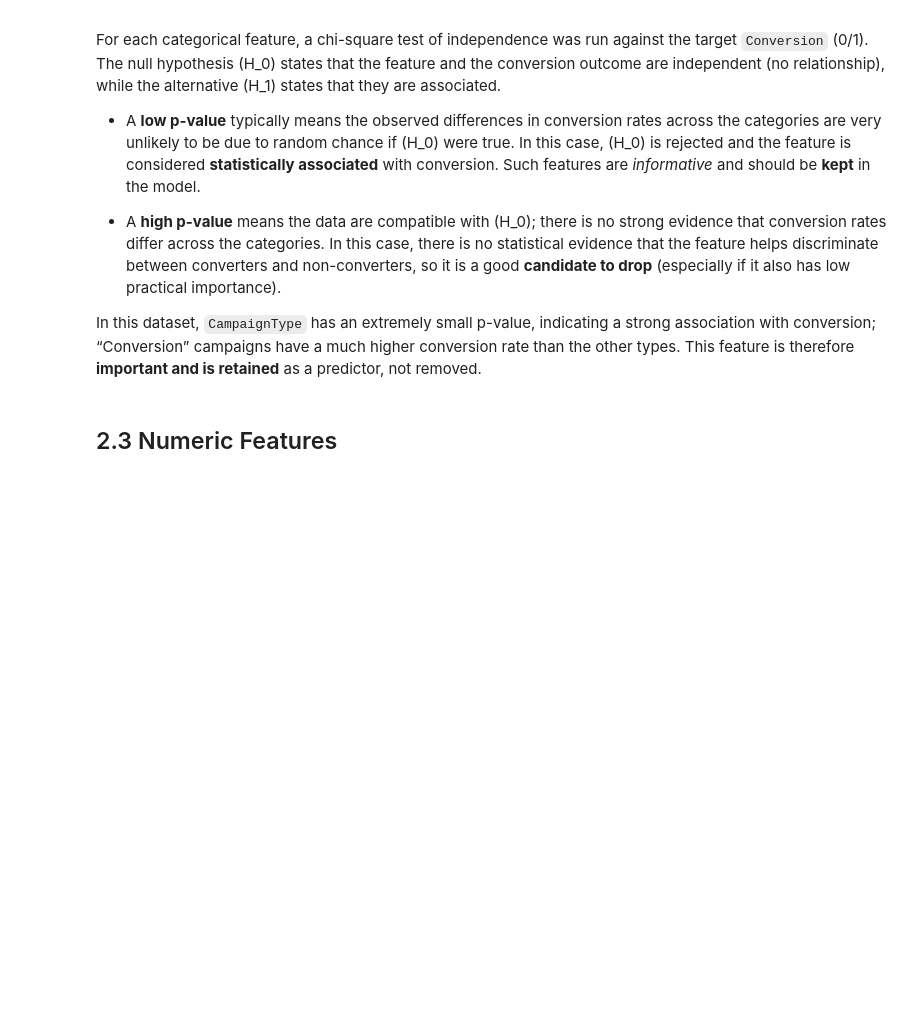
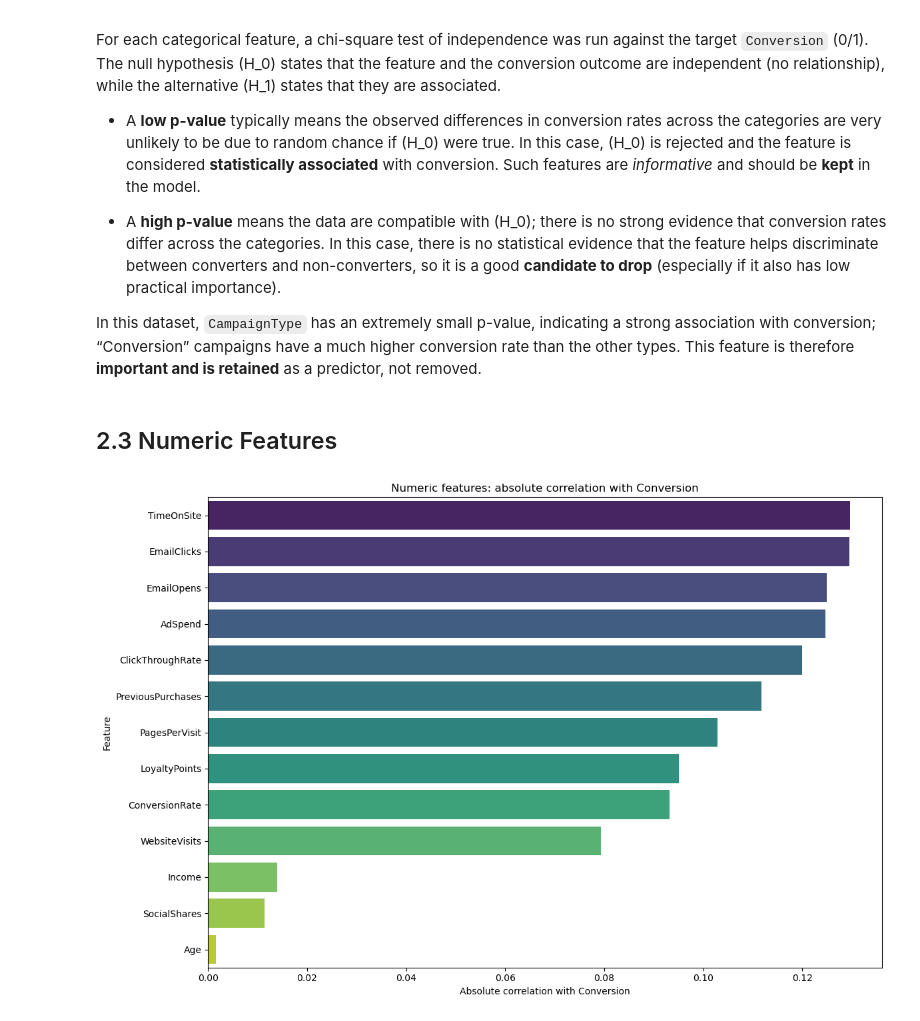
Before and after one commit to victorhrls/Digital-Marketing-Conversion, a Jupyter notebook: ab_test_eda.ipynb, the cells around one changed output. Drawn from its saved outputs; the diff is of its cells as text; code cells hidden in the pictures; blank space fills up the shorter version.

Commit message:
numeric features

```diff
--- a/ab_test_eda.ipynb
+++ b/ab_test_eda.ipynb
@@ -344,3 +348,28 @@ For each categorical feature, a chi-square test of independence was run against
 In this dataset, `CampaignType` has an extremely small p-value, indicating a strong association with conversion; “Conversion” campaigns have a much higher conversion rate than the other types. This feature is therefore **important and is retained** as a predictor, not removed.
 # %% [markdown]
 ## 2.3 Numeric Features
+# %%
+# Correlation towards conversion
+
+# 1. Correlation matrix
+corr = dataset[num_features].corr()
+
+# 2. Abs correlations with target
+target_corr = corr['Conversion'].abs().sort_values(ascending=False)
+
+# 3. Plot
+plt.figure(figsize= (12,8))
+
+sns.barplot(
+    x= target_corr[1:].values,
+    y= target_corr.index[1:],
+    palette = 'viridis'
+)
+
+plt.title('Numeric features: absolute correlation with Conversion')
+plt.xlabel('Absolute correlation with Conversion')
+plt.ylabel('Feature')
+plt.tight_layout()
+plt.show()
+# %% [output]
+[figure, added]
```
Also changed, not shown: parts of 10 cells of this notebook.
